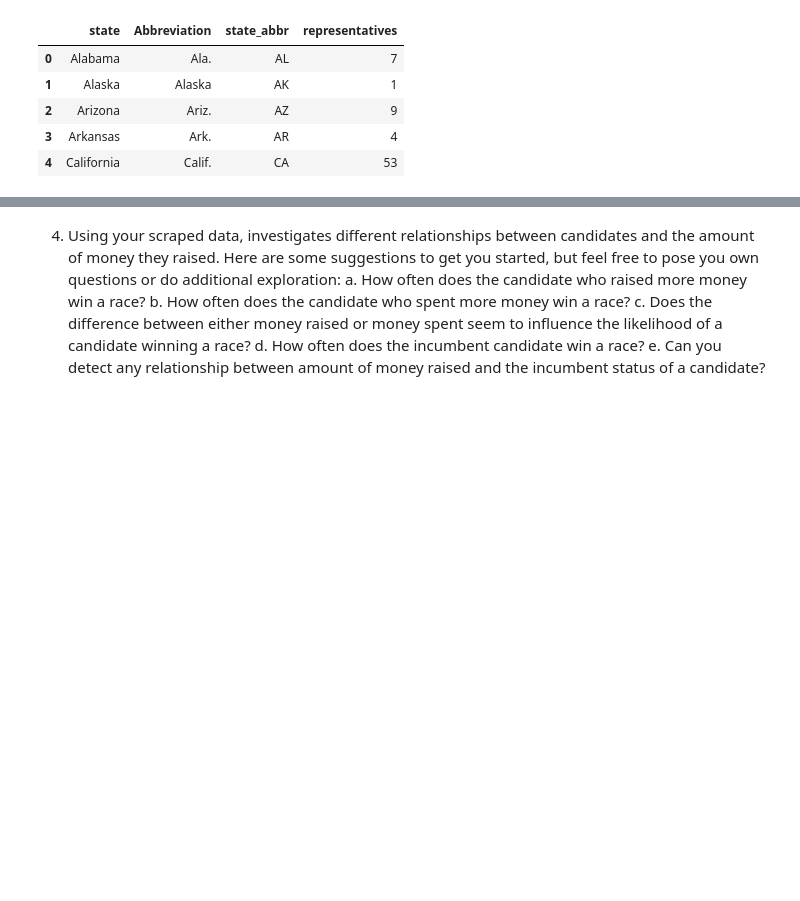
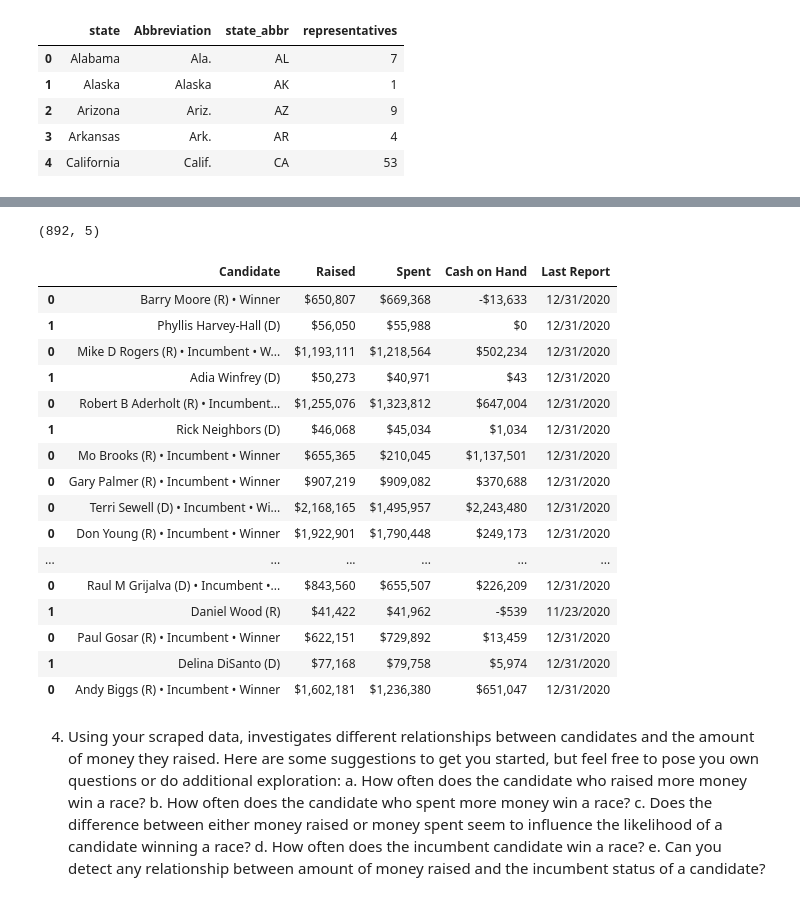
Before and after one commit to nedatahe/webscraping_open_secrets-blue-barracudas-1, a Jupyter notebook: notebooks/webscraping-project.ipynb, the cells around one changed output, grey strips where cells are left out. Drawn from its saved outputs; the diff is of its cells as text; code cells hidden in the pictures; blank space fills up the shorter version.

Commit message:
got all tables

```diff
--- a/notebooks/webscraping-project.ipynb
+++ b/notebooks/webscraping-project.ipynb
@@ -297,0 +271,7 @@ KeyError: 0
+# %%
+URL_list = {}
+for key, item in district_codes.items(): #key:statename. set state to empty array and inside the for loop do the same thing with erlier lop
+  #print(key,item)
+  for value in item:
+    URL_list.append(URL + value)
+print(URL_list)
@@ -297,0 +308,6 @@ KeyError: 0
+# %%
+# concatination needs a base DF:
+base_table= table_list.pop(0)
+for table in table_list:
+     base_table = pd.concat([base_table, table])
+print(base_table)
@@ -298,3 +332,27 @@ KeyError: 0
+# %%
+base_table.shape
+# %% [output]
+(892, 5)
+# %%
+base_table.head(20)
+# %% [output]
+|  | Candidate | Raised | Spent | Cash on Hand | Last Report |
+| 0 | Barry Moore (R) • Winner | $650,807 | $669,368 | -$13,633 | 12/31/2020 |
+| 1 | Phyllis Harvey-Hall (D) | $56,050 | $55,988 | $0 | 12/31/2020 |
+| 0 | Mike D Rogers (R) • Incumbent • W... | $1,193,111 | $1,218,564 | $502,234 | 12/31/2020 |
+| 1 | Adia Winfrey (D) | $50,273 | $40,971 | $43 | 12/31/2020 |
+| 0 | Robert B Aderholt (R) • Incumbent... | $1,255,076 | $1,323,812 | $647,004 | 12/31/2020 |
+| 1 | Rick Neighbors (D) | $46,068 | $45,034 | $1,034 | 12/31/2020 |
+| 0 | Mo Brooks (R) • Incumbent • Winner | $655,365 | $210,045 | $1,137,501 | 12/31/2020 |
+| 0 | Gary Palmer (R) • Incumbent • Winner | $907,219 | $909,082 | $370,688 | 12/31/2020 |
+| 0 | Terri Sewell (D) • Incumbent • Wi... | $2,168,165 | $1,495,957 | $2,243,480 | 12/31/2020 |
+| 0 | Don Young (R) • Incumbent • Winner | $1,922,901 | $1,790,448 | $249,173 | 12/31/2020 |
+| ... | ... | ... | ... | ... | ... |
+| 0 | Raul M Grijalva (D) • Incumbent •... | $843,560 | $655,507 | $226,209 | 12/31/2020 |
+| 1 | Daniel Wood (R) | $41,422 | $41,962 | -$539 | 11/23/2020 |
+| 0 | Paul Gosar (R) • Incumbent • Winner | $622,151 | $729,892 | $13,459 | 12/31/2020 |
+| 1 | Delina DiSanto (D) | $77,168 | $79,758 | $5,974 | 12/31/2020 |
+| 0 | Andy Biggs (R) • Incumbent • Winner | $1,602,181 | $1,236,380 | $651,047 | 12/31/2020 |
 # %% [markdown]
 4. Using your scraped data, investigates different relationships between candidates and the amount of money they raised. Here are some suggestions to get you started, but feel free to pose you own questions or do additional exploration:
 a. How often does the candidate who raised more money win a race?
```
Also changed, not shown: parts of 4 cells of this notebook.
